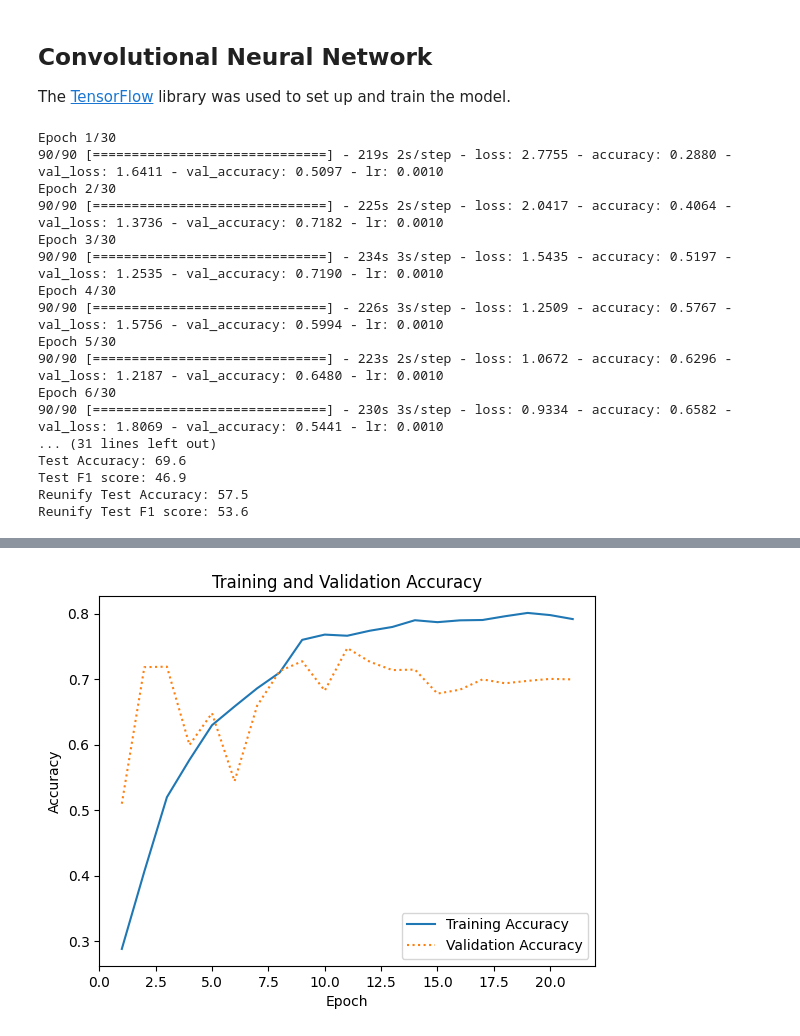
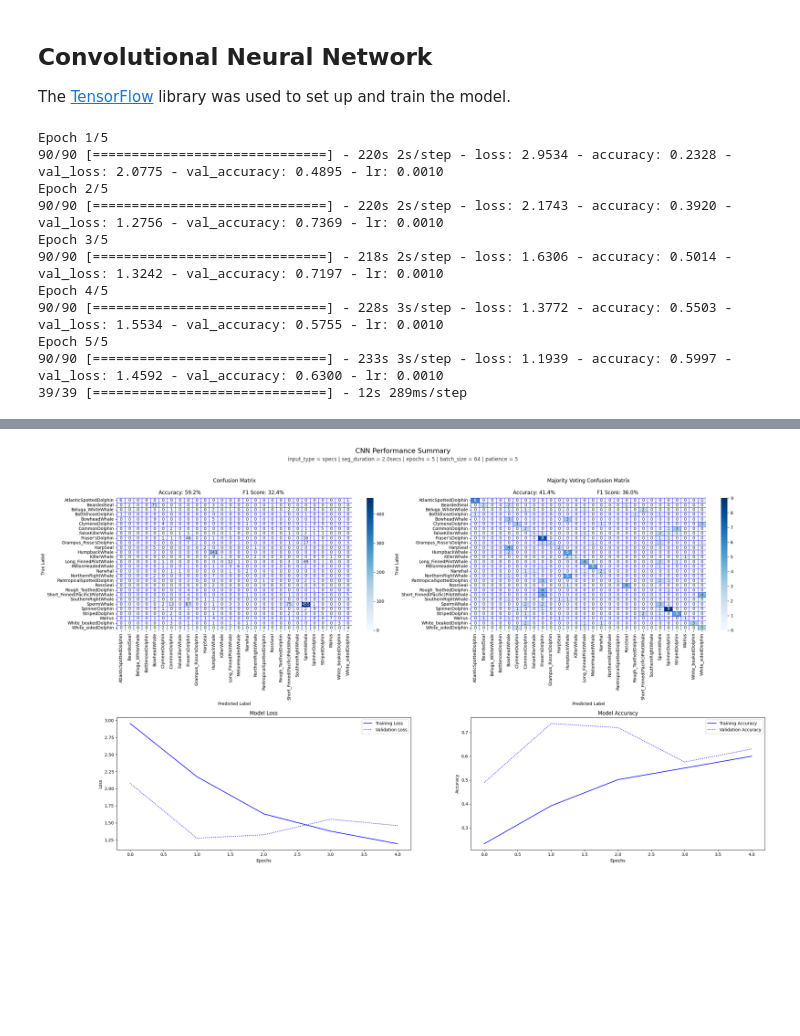
Before and after one commit to AntigoniMoira/MarineMammalSoundClassification, a Jupyter notebook: CNN.ipynb, the cells around one changed output, grey strips where cells are left out. Saved outputs shown, nothing was run; the diff lists cells and outputs as text; code cells hidden in the pictures; blank space fills up the shorter version.

Commit message:
create utils/display.py

```diff
--- a/CNN.ipynb
+++ b/CNN.ipynb
@@ -407,7 +386,8 @@ def load_model(file_path):
     """
     return tf.keras.models.load_model(file_path)
 # %%
-import utils.tyiannak_utilities as ut
+# import utils.tyiannak_utilities as ut
+from utils.display import display_model_evaluation
 import IPython
 
 def process_pipeline(model_name, specs_or_mels, seg_secs, epochs=20, batch_size=64, patience=5):
@@ -442,8 +422,6 @@ def process_pipeline(model_name, specs_or_mels, seg_secs, epochs=20, batch_size=
     model = create_model((input_shape[0], input_shape[1], 1), num_classes)
     history = train_model(model, trainX, trainY, valX, valY, epochs, batch_size, patience)
 
-    plot_history(history)
-
     # Create directory for saving models if it doesn't exist
     if not os.path.exists('models/CNN'):
         os.makedirs('models/CNN')
@@ -465,35 +443,32 @@ def process_pipeline(model_name, specs_or_mels, seg_secs, epochs=20, batch_size=
 
 
     testX, testY, encoder = load_data(specs_path, classes_path)
-    conf_matrix, accuracy, f1, reunify_conf_matrix, reunify_accuracy, reunify_f1 = evaluate_model(loaded_model, testX, testY, testSegments)
-    print(f'Test Accuracy: {accuracy*100:.1f}')
-    print(f'Test F1 score: {f1*100:.1f}')
-    print(f'Reunify Test Accuracy: {reunify_accuracy*100:.1f}')
-    print(f'Reunify Test F1 score: {reunify_f1*100:.1f}')
+    conf_matrix, accuracy, f1, majority_conf_matrix, majority_accuracy, majority_f1 = evaluate_model(loaded_model, testX, testY, testSegments)
+    labels = list(encoder.classes_)
+    # print(f'Test Accuracy: {accuracy*100:.1f}')
+    # print(f'Test F1 score: {f1*100:.1f}')
+    # print(f'Reunify Test Accuracy: {reunify_accuracy*100:.1f}')
+    # print(f'Reunify Test F1 score: {reunify_f1*100:.1f}')
+
+    display_model_evaluation('CNN', f'input_type = {specs_or_mels} | seg_duration = {seg_secs}secs | epochs = {epochs} | batch_size = {batch_size} | patience = {patience}',\
+                          history.history, accuracy, f1, conf_matrix, labels, True, majority_conf_matrix, majority_accuracy, majority_f1)
 
     # Generate and display HTML report for classification results
-    output_html = os.path.join('models/CNN', model_name+'.html')
-    labels = list(encoder.classes_)
-    ut.plotly_classification_results(reunify_conf_matrix, labels, output_html)
+    # output_html = os.path.join('models/CNN', model_name+'.html')
+    # ut.plotly_classification_results(reunify_conf_matrix, labels, output_html)
 
     # return IPython.display.HTML(filename=output_html)
 # %%
-process_pipeline('specs_2.0_30_64_5', 'specs', '2.0', 30, 64, 10)
+process_pipeline('specs_2.0_5_64_5', 'specs', '2.0', 5, 64, 5)
 # %% [output]
-Epoch 1/30
-90/90 [==============================] - 219s 2s/step - loss: 2.7755 - accuracy: 0.2880 - val_loss: 1.6411 - val_accuracy: 0.5097 - lr: 0.0010
-Epoch 2/30
-90/90 [==============================] - 225s 2s/step - loss: 2.0417 - accuracy: 0.4064 - val_loss: 1.3736 - val_accuracy: 0.7182 - lr: 0.0010
-Epoch 3/30
-90/90 [==============================] - 234s 3s/step - loss: 1.5435 - accuracy: 0.5197 - val_loss: 1.2535 - val_accuracy: 0.7190 - lr: 0.0010
-Epoch 4/30
-90/90 [==============================] - 226s 3s/step - loss: 1.2509 - accuracy: 0.5767 - val_loss: 1.5756 - val_accuracy: 0.5994 - lr: 0.0010
-Epoch 5/30
-90/90 [==============================] - 223s 2s/step - loss: 1.0672 - accuracy: 0.6296 - val_loss: 1.2187 - val_accuracy: 0.6480 - lr: 0.0010
-Epoch 6/30
-90/90 [==============================] - 230s 3s/step - loss: 0.9334 - accuracy: 0.6582 - val_loss: 1.8069 - val_accuracy: 0.5441 - lr: 0.0010
-... (31 lines left out)
-Test Accuracy: 69.6
-Test F1 score: 46.9
-Reunify Test Accuracy: 57.5
-Reunify Test F1 score: 53.6
+Epoch 1/5
+90/90 [==============================] - 220s 2s/step - loss: 2.9534 - accuracy: 0.2328 - val_loss: 2.0775 - val_accuracy: 0.4895 - lr: 0.0010
+Epoch 2/5
+90/90 [==============================] - 220s 2s/step - loss: 2.1743 - accuracy: 0.3920 - val_loss: 1.2756 - val_accuracy: 0.7369 - lr: 0.0010
+Epoch 3/5
+90/90 [==============================] - 218s 2s/step - loss: 1.6306 - accuracy: 0.5014 - val_loss: 1.3242 - val_accuracy: 0.7197 - lr: 0.0010
+Epoch 4/5
+90/90 [==============================] - 228s 3s/step - loss: 1.3772 - accuracy: 0.5503 - val_loss: 1.5534 - val_accuracy: 0.5755 - lr: 0.0010
+Epoch 5/5
+90/90 [==============================] - 233s 3s/step - loss: 1.1939 - accuracy: 0.5997 - val_loss: 1.4592 - val_accuracy: 0.6300 - lr: 0.0010
+39/39 [==============================] - 12s 289ms/step
@@ -501 +475 @@ Reunify Test F1 score: 53.6
-[figure, old version]
+[figure, new version]
```
Also changed, not shown: parts of 2 cells of this notebook, 2 other files.
